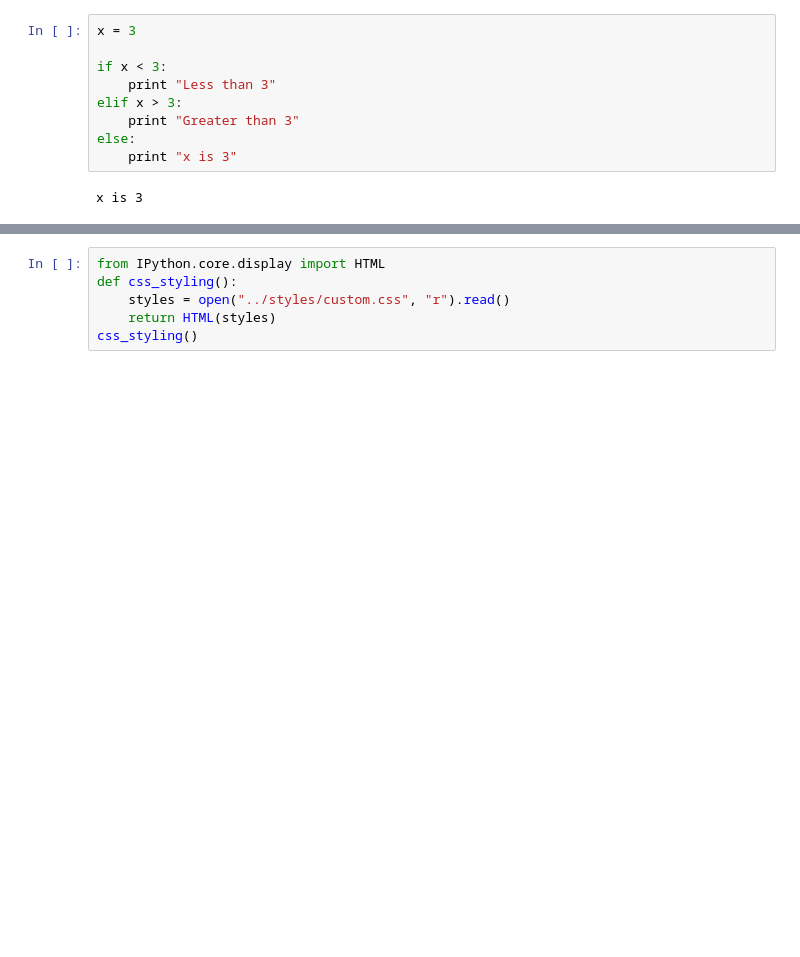
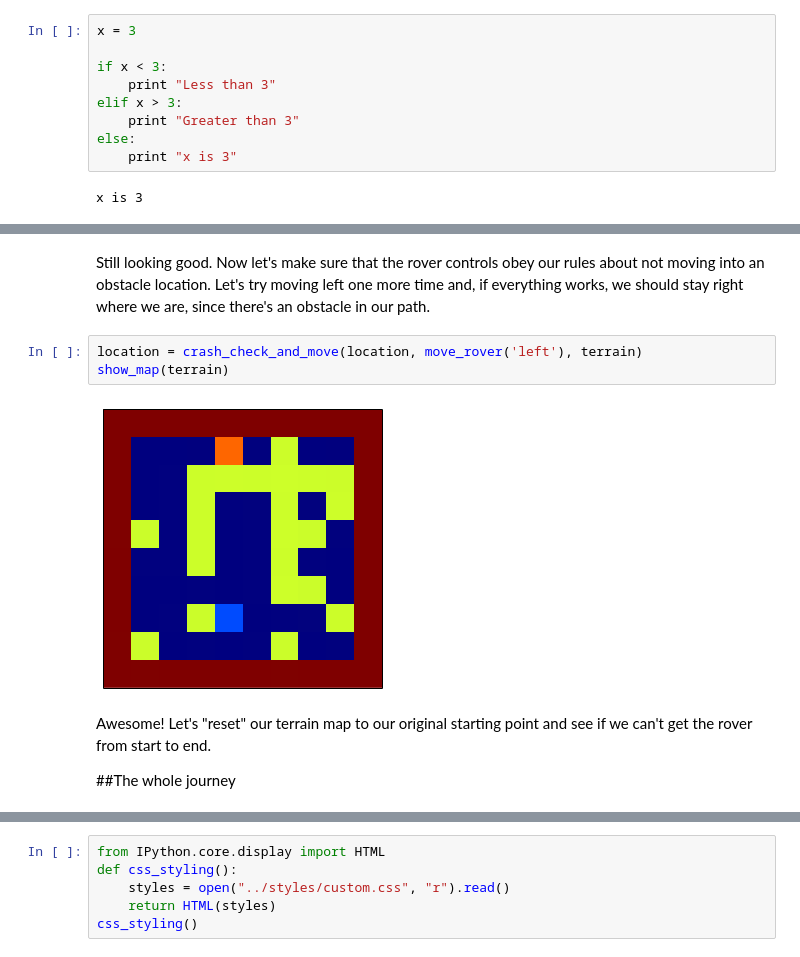
Before and after one commit to barbagroup/JITcode-MechE, a Jupyter notebook: module00_Introduction_to_Python/03_Lesson03_Rover_Conditionals.ipynb, the cells around one changed output, grey strips where cells are left out. Cells and saved outputs as stored; diff of their text form; blank space fills up the shorter version.

```diff
--- a/module00_Introduction_to_Python/03_Lesson03_Rover_Conditionals.ipynb
+++ b/module00_Introduction_to_Python/03_Lesson03_Rover_Conditionals.ipynb
@@ -441,0 +394,11 @@ Below is a helpful table listing the most common boolean operators and what they
+# %% [markdown]
+Still looking good. Now let's make sure that the rover controls obey our rules about not moving into an obstacle location.  Let's try moving left one more time and, if everything works, we should stay right where we are, since there's an obstacle in our path.
+# %%
+location = crash_check_and_move(location, move_rover('left'), terrain)
+show_map(terrain)
+# %% [output]
+[figure, added]
+# %% [markdown]
+Awesome!  Let's "reset" our terrain map to our original starting point and see if we can't get the rover from start to end.
+
+##The whole journey
```
Also changed, not shown: parts of 52 cells of this notebook.
